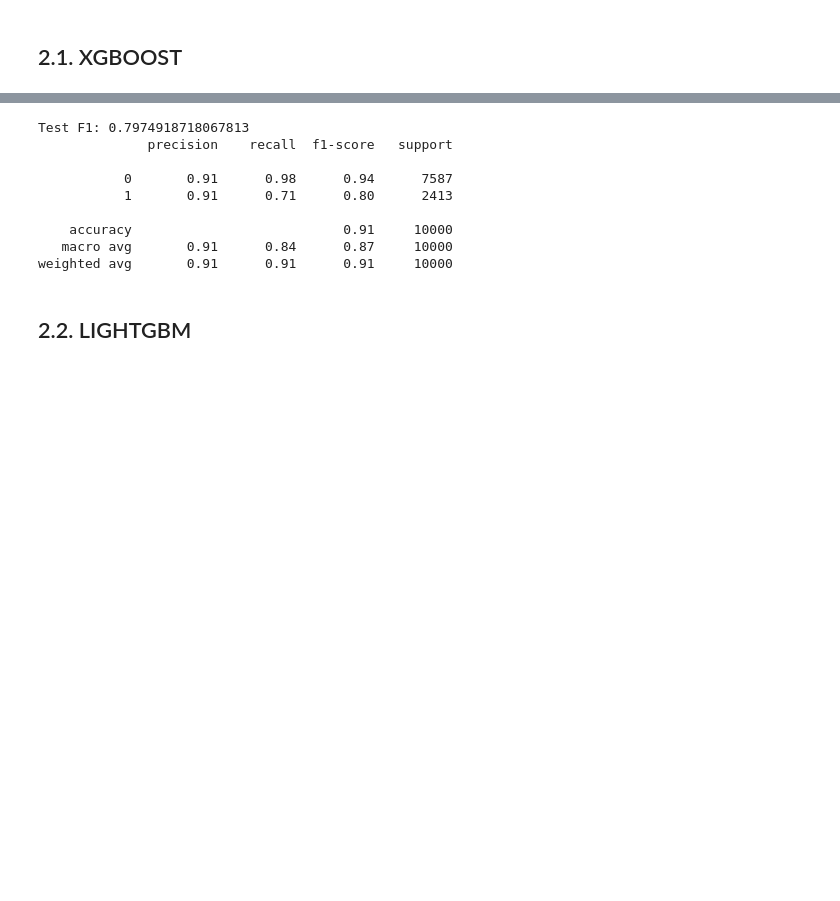
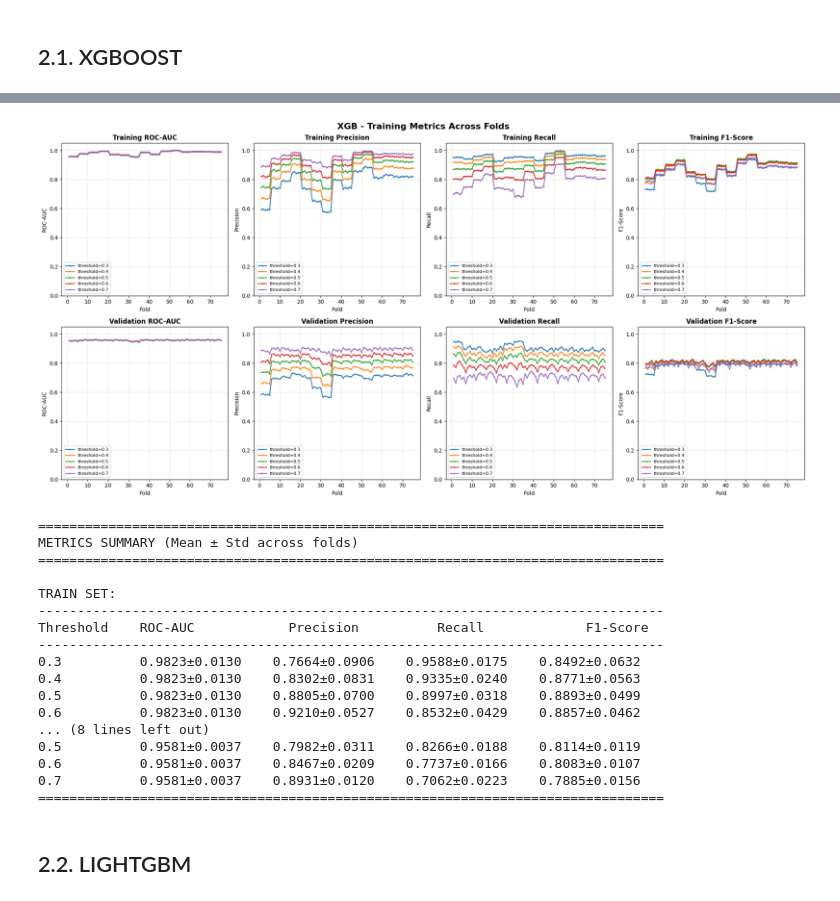
Before and after one commit to RemMyDream/Churn-Rate-Prediction, a Jupyter notebook: skillmall.ipynb, the cells around one changed output, grey strips where cells are left out. Saved outputs shown, nothing was run; the diff lists cells and outputs as text; code cells hidden in the pictures; blank space fills up the shorter version.

```diff
--- a/skillmall.ipynb
+++ b/skillmall.ipynb
@@ -562,5 +693,13 @@ def evaluate(best_pipeline, x_test, y_test):
 # %% [markdown]
 ## 2.1. XGBOOST
 # %%
-xgb_pipeline = build_model(model_name="xgb", X_train_val = x_train_val, y_train_val=y_train_val)
+# Train XGBoost model
+xgb_pipeline, xgb_metrics = build_model(
+    model_name='xgb',
+    X_train_val=x_train_val,
+    y_train_val=y_train_val,
+    n_trials=15,
+    n_splits=5,
+    thresholds=[0.3, 0.4, 0.5, 0.6, 0.7]
+)
 # %% [output]
@@ -585,15 +724,21 @@ Best hyperparameters: {'n_estimators': 407, 'max_depth': 4, 'learning_rate': 0.1
+[figure, added]
+================================================================================
+METRICS SUMMARY (Mean ± Std across folds)
+================================================================================
+
+TRAIN SET:
+--------------------------------------------------------------------------------
+Threshold    ROC-AUC            Precision          Recall             F1-Score
+--------------------------------------------------------------------------------
+0.3          0.9823±0.0130    0.7664±0.0906    0.9588±0.0175    0.8492±0.0632
+0.4          0.9823±0.0130    0.8302±0.0831    0.9335±0.0240    0.8771±0.0563
+0.5          0.9823±0.0130    0.8805±0.0700    0.8997±0.0318    0.8893±0.0499
+0.6          0.9823±0.0130    0.9210±0.0527    0.8532±0.0429    0.8857±0.0462
+... (8 lines left out)
+0.5          0.9581±0.0037    0.7982±0.0311    0.8266±0.0188    0.8114±0.0119
+0.6          0.9581±0.0037    0.8467±0.0209    0.7737±0.0166    0.8083±0.0107
+0.7          0.9581±0.0037    0.8931±0.0120    0.7062±0.0223    0.7885±0.0156
+================================================================================
-# %%
-evaluate(xgb_pipeline, x_test, y_test)
-# %% [output]
-Test F1: 0.7974918718067813
-              precision    recall  f1-score   support
-
-           0       0.91      0.98      0.94      7587
-           1       0.91      0.71      0.80      2413
-
-    accuracy                           0.91     10000
-   macro avg       0.91      0.84      0.87     10000
-weighted avg       0.91      0.91      0.91     10000
 # %% [markdown]
 ## 2.2. LIGHTGBM
 # %%
```
Also changed, not shown: parts of 28 cells of this notebook, 5 other files.
